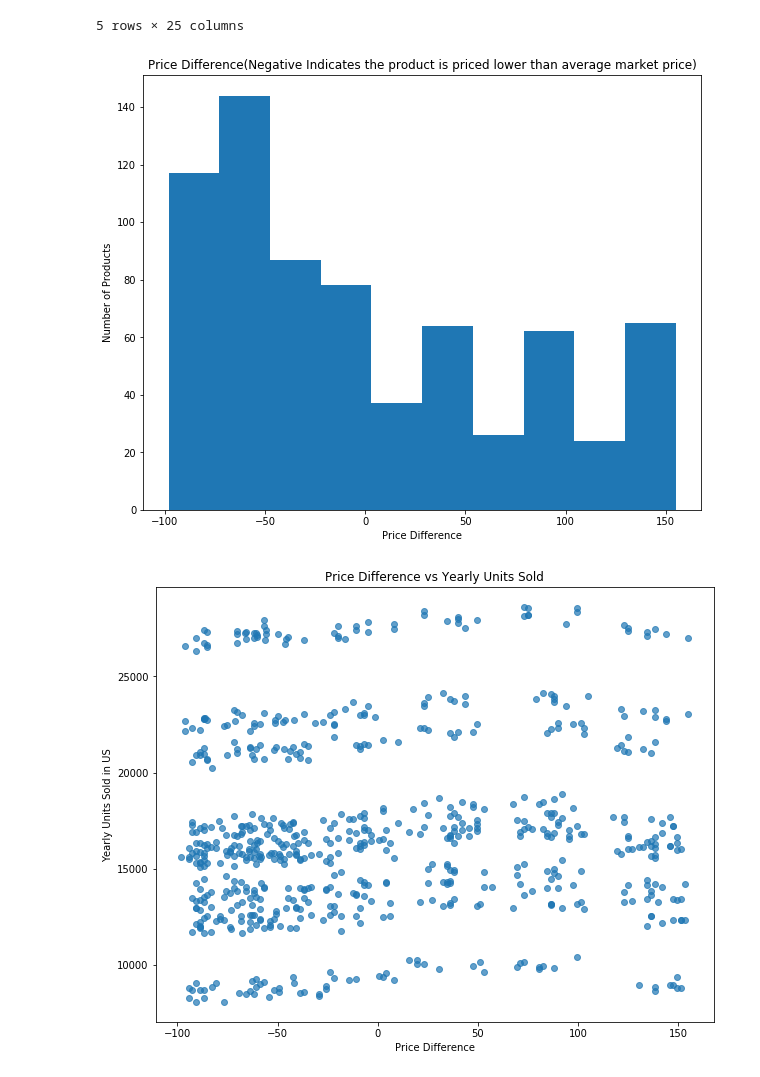
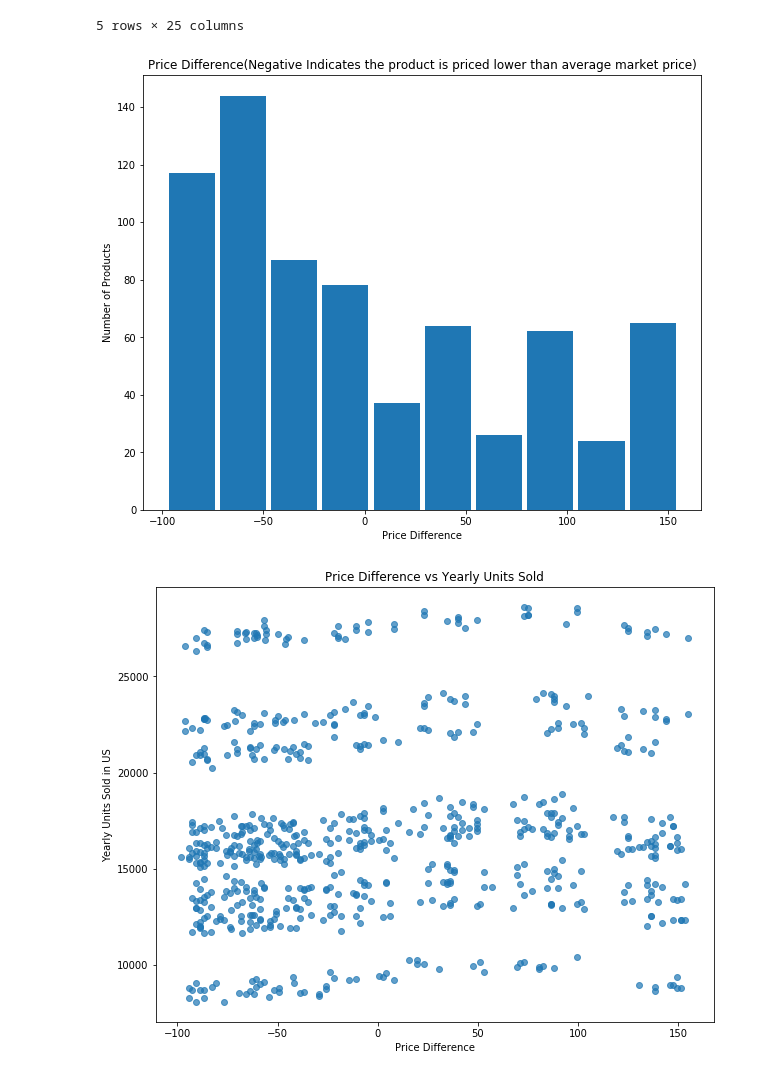
Before and after one commit to ppattnayak/MarketingAnalytics, a Jupyter notebook: PanasonicSalesAnalysis/TV Sales.ipynb, the cells around one changed output. Cells and saved outputs as stored; diff of their text form; code cells hidden in the pictures.

```diff
--- a/PanasonicSalesAnalysis/TV Sales.ipynb
+++ b/PanasonicSalesAnalysis/TV Sales.ipynb
@@ -254,13 +254,13 @@ df1.head()
 | 4 | LG | 3.62 | 3.54 | 4.57 | 4.10 | 4.23 | ... |
 5 rows × 25 columns
 # %%
-plt.hist(df1['Price Diff'])
+plt.hist(df1['Price Diff'], rwidth=0.9)
 plt.xlabel('Price Difference')
 plt.ylabel('Number of Products')
 plt.title('Price Difference(Negative Indicates the product is priced lower than average market price)')
 plt.show()
 # %% [output]
-[figure, old version]
+[figure, new version]
 # %%
 plt.scatter(df1['Price Diff'], df1['Yearly units sold in US'], alpha = 0.7)
 plt.xlabel('Price Difference')
```
Also changed, not shown: parts of 1 cell of this notebook.
